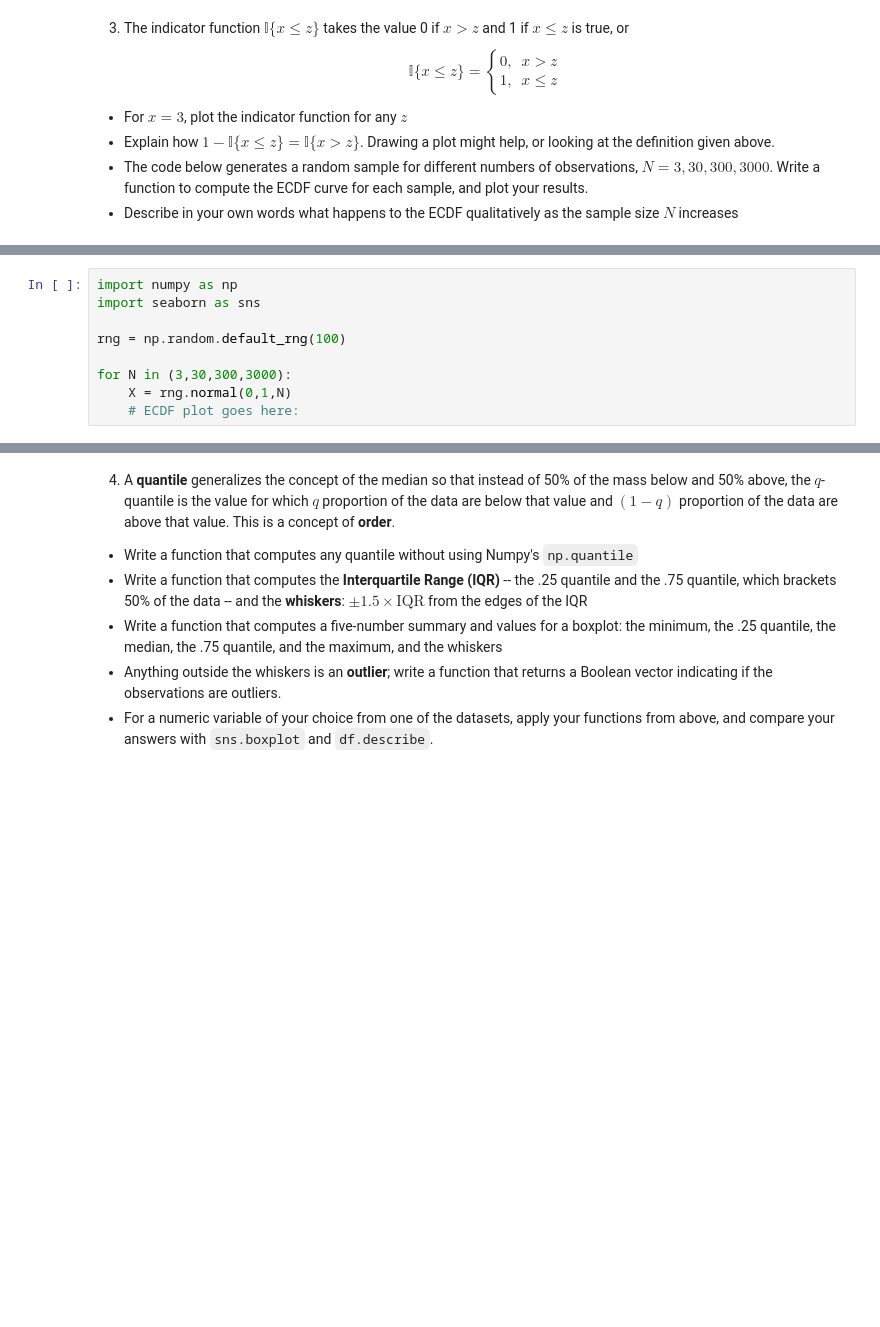
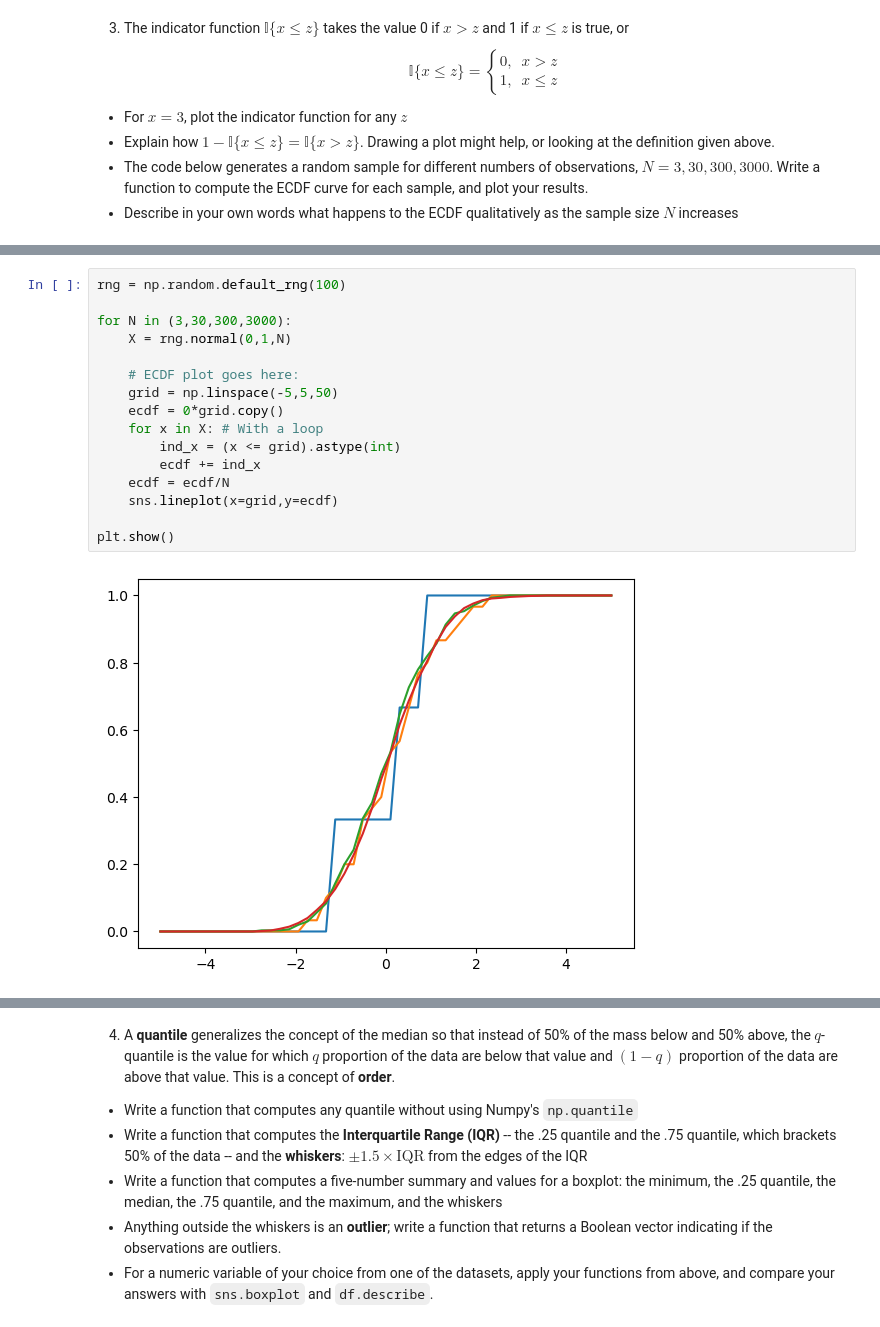
Before and after one commit to rde6mn/understanding_uncertainty_assignments, a Jupyter notebook: assignment_2_solution.ipynb, the cells around one changed output, grey strips where cells are left out. Cells and saved outputs as stored; diff of their text form; blank space fills up the shorter version.

```diff
--- a/assignment_2_solution.ipynb
+++ b/assignment_2_solution.ipynb
@@ -39,9 +178,18 @@ $$
 # %%
-import numpy as np
-import seaborn as sns
-
 rng = np.random.default_rng(100)
 
 for N in (3,30,300,3000):
     X = rng.normal(0,1,N)
+
     # ECDF plot goes here:
+    grid = np.linspace(-5,5,50)
+    ecdf = 0*grid.copy()
+    for x in X: # With a loop
+        ind_x = (x <= grid).astype(int)
+        ecdf += ind_x
+    ecdf = ecdf/N
+    sns.lineplot(x=grid,y=ecdf)
+
+plt.show()
+# %% [output]
+[figure, added]
```
Also changed, not shown: parts of 28 cells of this notebook.
